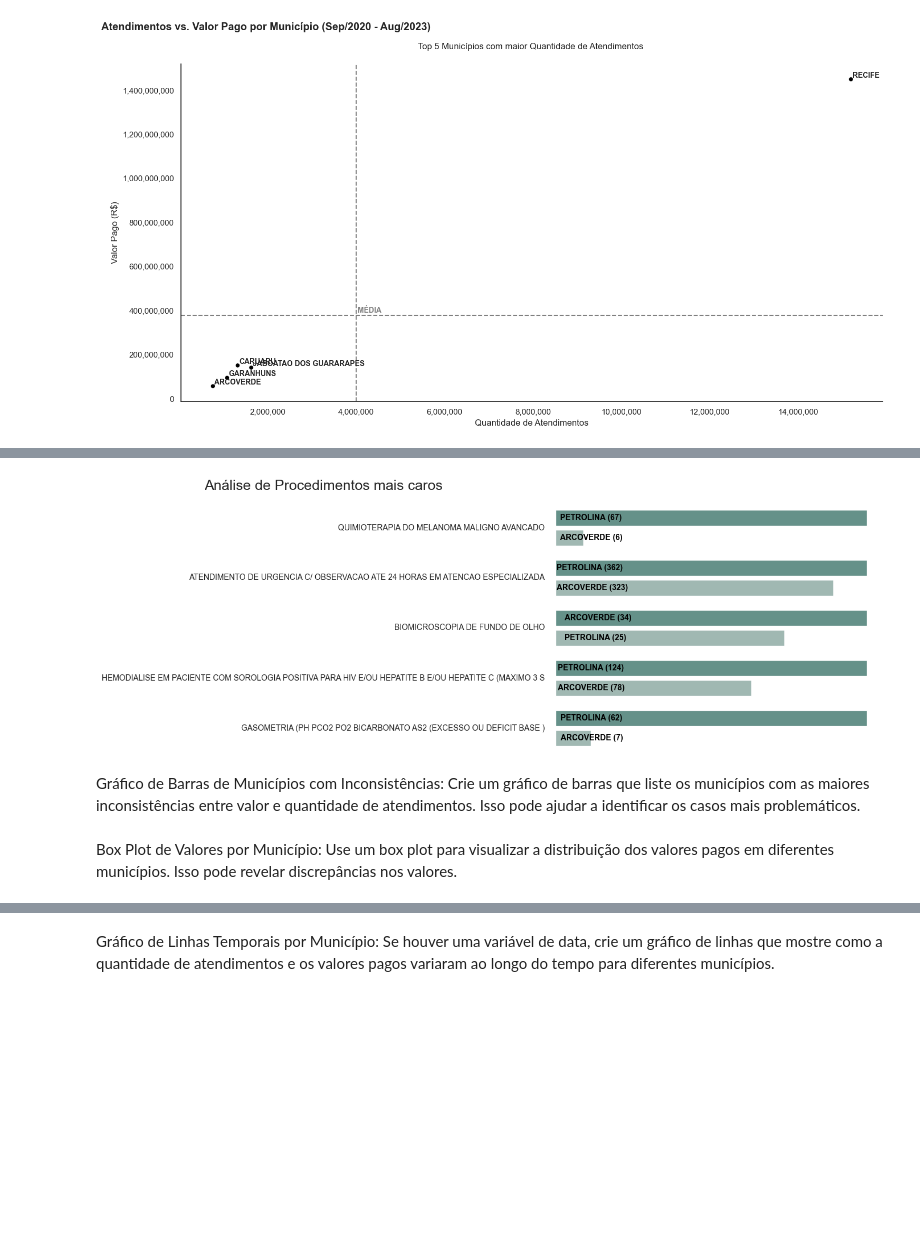
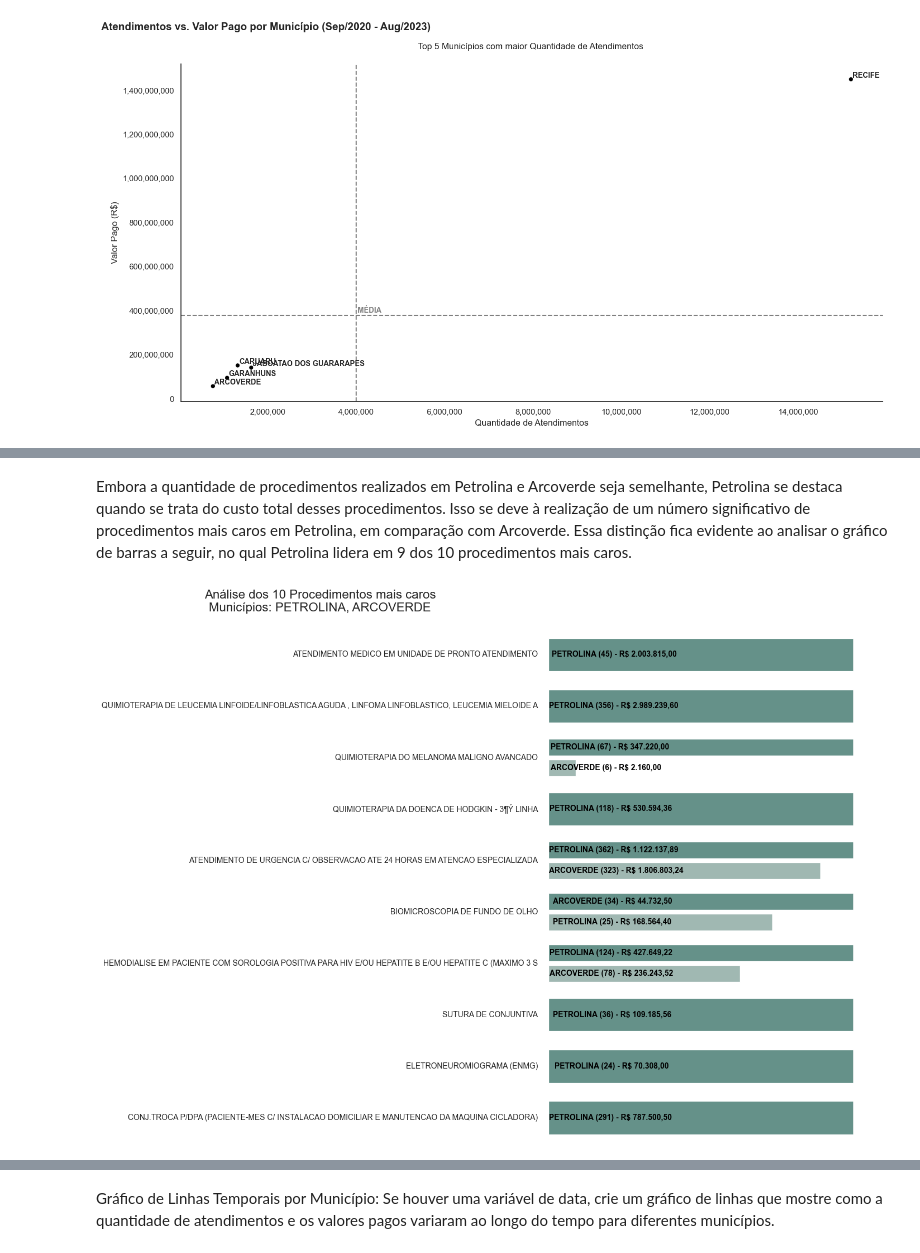
Before and after one commit to Vinicius-Luiz/etl_data_analisys_sia_python, a Jupyter notebook: 004_Data_Analysis.ipynb, the cells around one changed output, grey strips where cells are left out. Cells and saved outputs as stored; diff of their text form; code cells hidden in the pictures; blank space fills up the shorter version.

Commit message:
Adicionando gráficos

```diff
--- a/004_Data_Analysis.ipynb
+++ b/004_Data_Analysis.ipynb
@@ -597,5 +596,34 @@ SELECT PA_PROC_ID
  LIMIT {}
 '''
+# %%
+def mount_filter_213(conditional: str, column: str, values: list):
+    '''conditional: AND, OR, NOT'''
+
+    if conditional == 'NOT':
+        select_filter = f'AND {column} NOT IN ('
+        for c, value in enumerate(values, start=1):
+            select_filter += f"'{value}'"
+            if c < len(values):
+                select_filter += ', '
+        select_filter += ')'
+
+    if conditional == 'AND':
+        select_filter = f'AND {column} IN ('
+        for c, value in enumerate(values, start=1):
+            select_filter += f"'{value}'"
+            if c < len(values):
+                select_filter += ', '
+        select_filter += ')'
+
+    elif conditional == 'OR':
+        select_filter = 'AND ('
+        for c, value in enumerate(values, start=1):
+            select_filter += f"{column} = '{value}'"
+            if c < len(values):
+                select_filter += f' OR '
+        select_filter += ')'
+
+    return select_filter
 # %%
 def plot_bar_213(min_qtd_ufmun: int = 0,
                  select_proc: list = [], select_ufmun: list = [], ignore_ufmun: list = [],
@@ -682,11 +715,9 @@ def plot_bar_213(min_qtd_ufmun: int = 0,
 
     plt.tight_layout()
     plt.show()
+# %% [markdown]
+Embora a quantidade de procedimentos realizados em Petrolina e Arcoverde seja semelhante, Petrolina se destaca quando se trata do custo total desses procedimentos. Isso se deve à realização de um número significativo de procedimentos mais caros em Petrolina, em comparação com Arcoverde. Essa distinção fica evidente ao analisar o gráfico de barras a seguir, no qual Petrolina lidera em 9 dos 10 procedimentos mais caros.
 # %%
-plot_bar_213(min_qtd_ufmun=20, top_proc=5, top_ufmun=5, select_ufmun=['PETROLINA', 'ARCOVERDE'])
+plot_bar_213(top_proc=10, select_ufmun=['PETROLINA', 'ARCOVERDE'], select_ufmun_conditional='OR')
 # %% [output]
-[figure, old version]
+[figure, new version]
-# %% [markdown]
-Gráfico de Barras de Municípios com Inconsistências: Crie um gráfico de barras que liste os municípios com as maiores inconsistências entre valor e quantidade de atendimentos. Isso pode ajudar a identificar os casos mais problemáticos.
-# %% [markdown]
-Box Plot de Valores por Município: Use um box plot para visualizar a distribuição dos valores pagos em diferentes municípios. Isso pode revelar discrepâncias nos valores.
```
Also changed, not shown: parts of 10 cells of this notebook.
